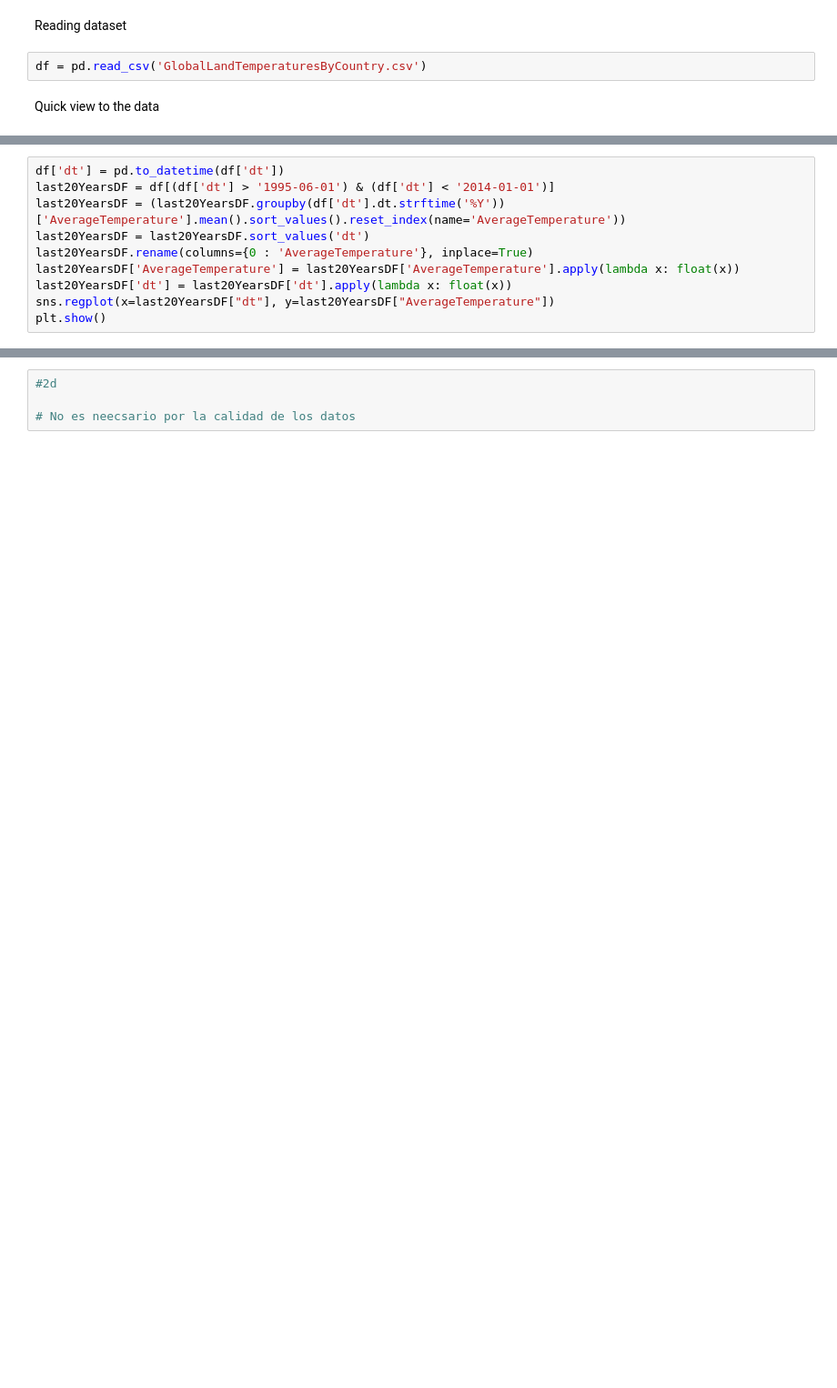
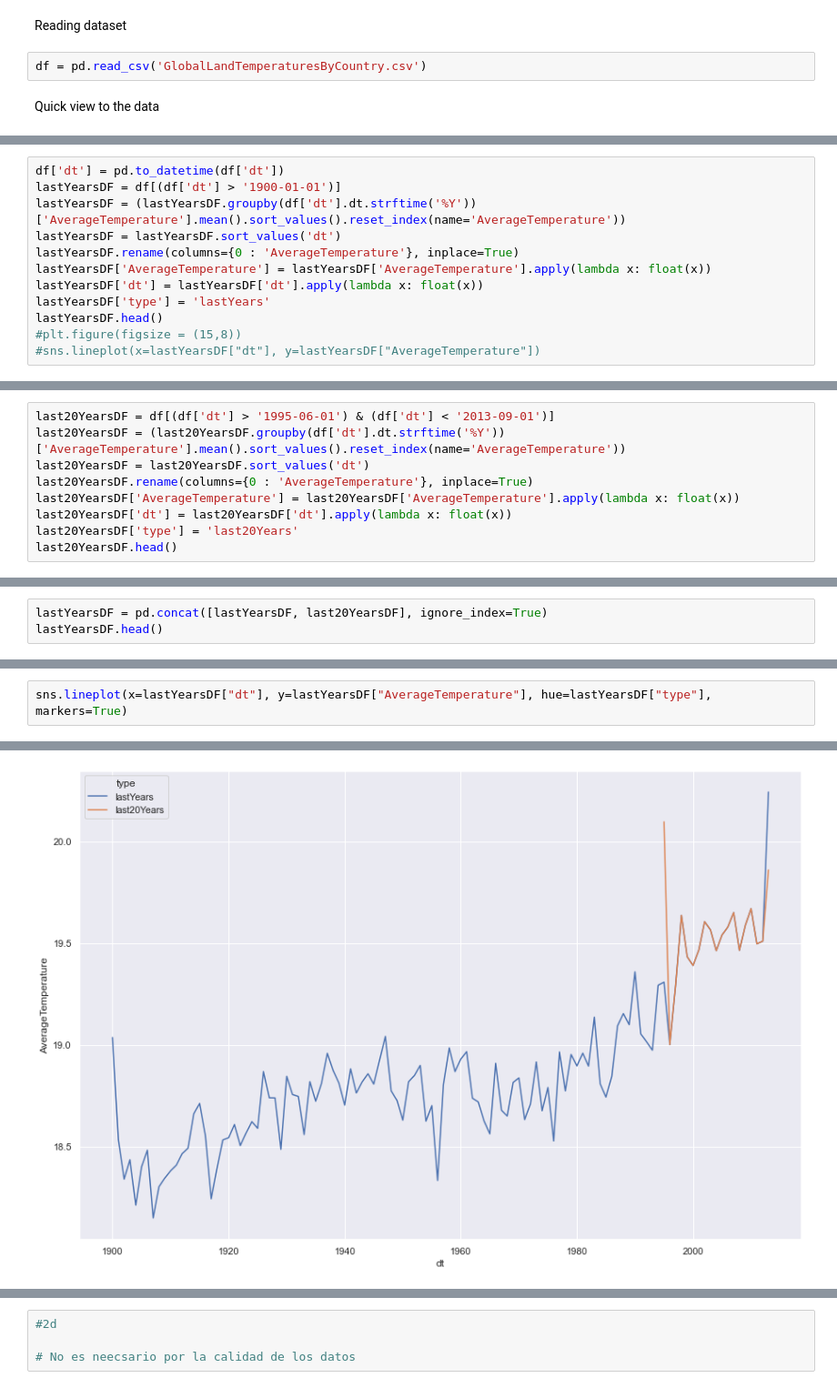
Before and after one commit to jurhs2000/data-science-lab2, a Jupyter notebook: lab2.ipynb, the cells around one changed output, grey strips where cells are left out. Shown at 91% size. Drawn from its saved outputs; the diff is of its cells as text; blank space fills up the shorter version.

```diff
--- a/lab2.ipynb
+++ b/lab2.ipynb
@@ -35,0 +74,12 @@ NameError: name 'sns' is not defined
+# %%
+df['dt'] = pd.to_datetime(df['dt'])
+lastYearsDF = df[(df['dt'] > '1900-01-01')]
+lastYearsDF = (lastYearsDF.groupby(df['dt'].dt.strftime('%Y'))['AverageTemperature'].mean().sort_values().reset_index(name='AverageTemperature'))
+lastYearsDF = lastYearsDF.sort_values('dt')
+lastYearsDF.rename(columns={0 : 'AverageTemperature'}, inplace=True)
+lastYearsDF['AverageTemperature'] = lastYearsDF['AverageTemperature'].apply(lambda x: float(x))
+lastYearsDF['dt'] = lastYearsDF['dt'].apply(lambda x: float(x))
+lastYearsDF['type'] = 'lastYears'
+lastYearsDF.head()
+#plt.figure(figsize = (15,8))
+#sns.lineplot(x=lastYearsDF["dt"], y=lastYearsDF["AverageTemperature"])
@@ -36,11 +93,10 @@ NameError: name 'sns' is not defined
 # %%
-df['dt'] = pd.to_datetime(df['dt'])
-last20YearsDF = df[(df['dt'] > '1995-06-01') & (df['dt'] < '2014-01-01')]
+last20YearsDF = df[(df['dt'] > '1995-06-01') & (df['dt'] < '2013-09-01')]
 last20YearsDF = (last20YearsDF.groupby(df['dt'].dt.strftime('%Y'))['AverageTemperature'].mean().sort_values().reset_index(name='AverageTemperature'))
 last20YearsDF = last20YearsDF.sort_values('dt')
 last20YearsDF.rename(columns={0 : 'AverageTemperature'}, inplace=True)
 last20YearsDF['AverageTemperature'] = last20YearsDF['AverageTemperature'].apply(lambda x: float(x))
 last20YearsDF['dt'] = last20YearsDF['dt'].apply(lambda x: float(x))
-sns.regplot(x=last20YearsDF["dt"], y=last20YearsDF["AverageTemperature"])
-plt.show()
+last20YearsDF['type'] = 'last20Years'
+last20YearsDF.head()
 # %% [output]
@@ -47,0 +109,3 @@ plt.show()
+# %%
+lastYearsDF = pd.concat([lastYearsDF, last20YearsDF], ignore_index=True)
+lastYearsDF.head()
@@ -47,0 +119,3 @@ plt.show()
+# %%
+sns.lineplot(x=lastYearsDF["dt"], y=lastYearsDF["AverageTemperature"], hue=lastYearsDF["type"], markers=True)
+# %% [output]
@@ -47,0 +123 @@ plt.show()
+[figure, added]
```
Also changed, not shown: parts of 25 cells of this notebook.
